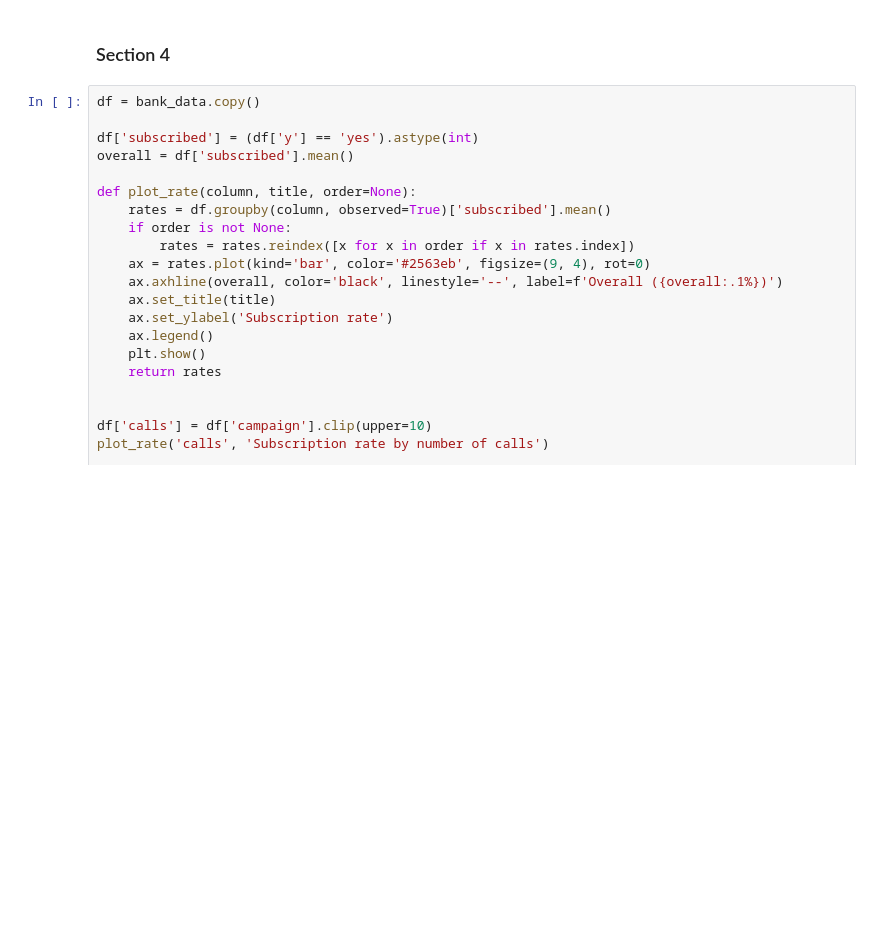
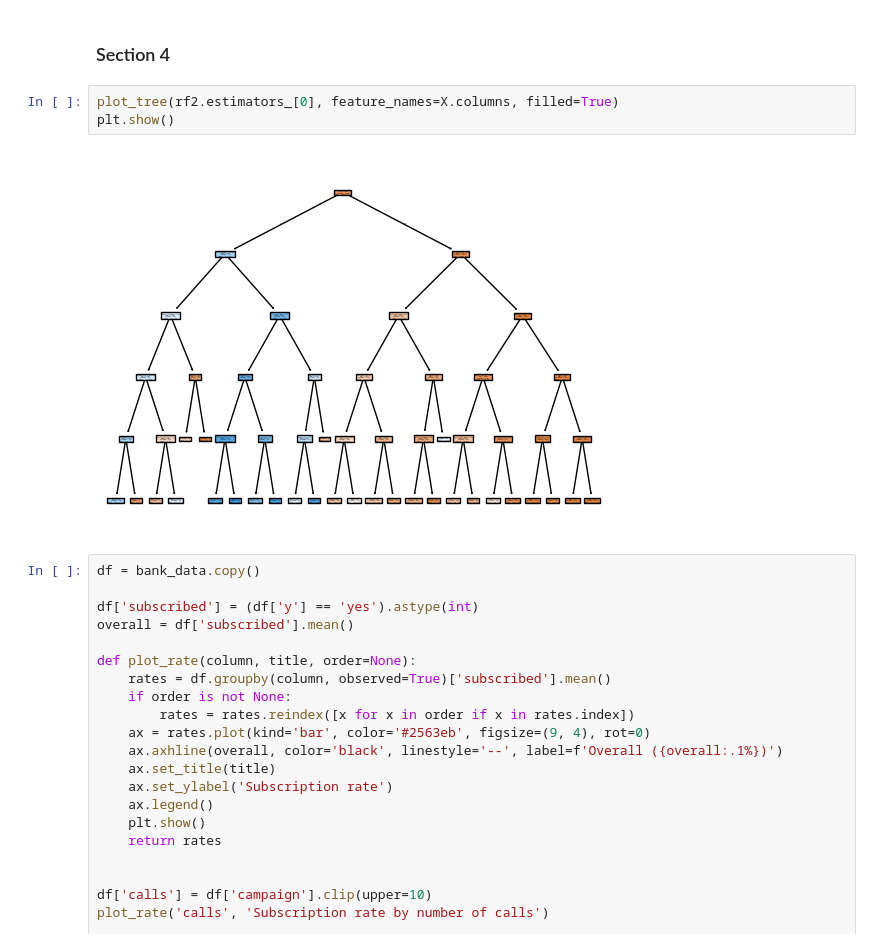
Before and after one commit to Taylor-Paxman/CSE450, a Jupyter notebook: case_study_1_team__1.ipynb, the cells around one changed output. Saved outputs shown, nothing was run; the diff lists cells and outputs as text; blank space fills up the shorter version.

```diff
--- a/case_study_1_team__1.ipynb
+++ b/case_study_1_team__1.ipynb
@@ -361,6 +368,11 @@ print (classification_report (y_test, y_pred))
 weighted avg       0.88      0.90      0.87      7414
 # %% [markdown]
 ### Section 4
+# %%
+plot_tree(rf2.estimators_[0], feature_names=X.columns, filled=True)
+plt.show()
+# %% [output]
+[figure, added]
 # %%
 df = bank_data.copy()
 
```
Also changed, not shown: parts of 3 cells of this notebook.
